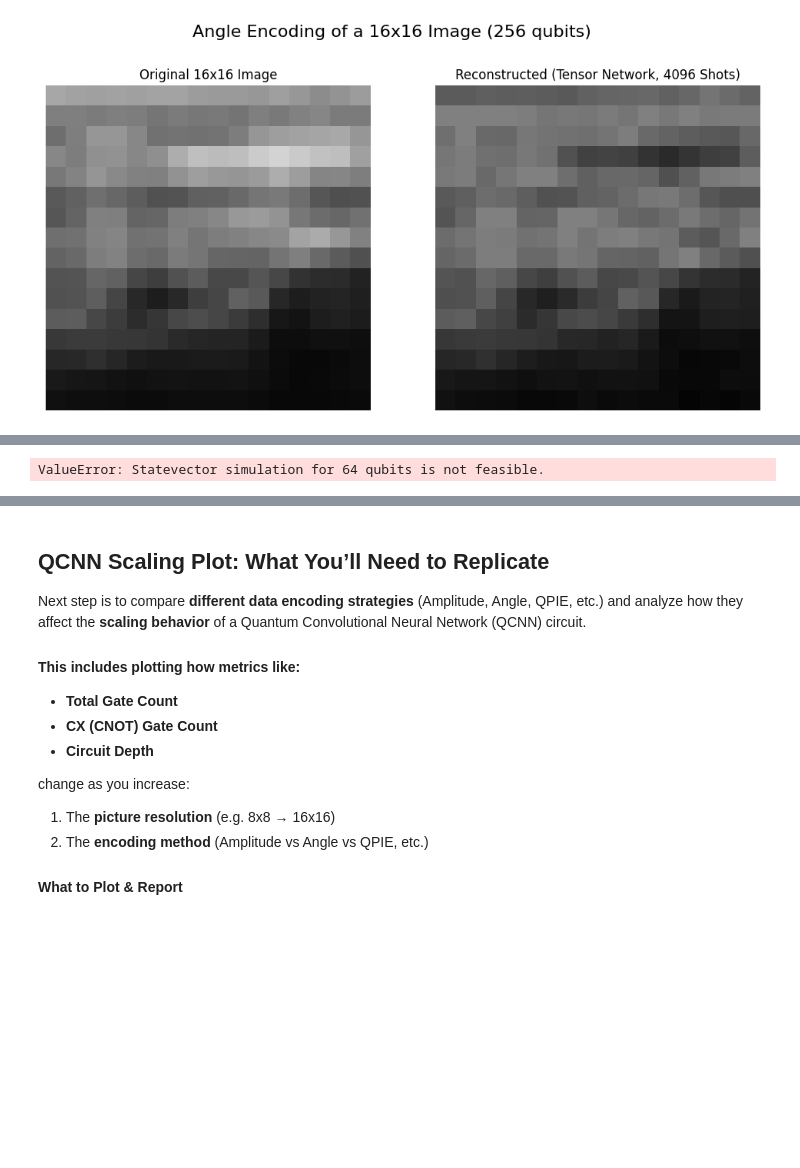
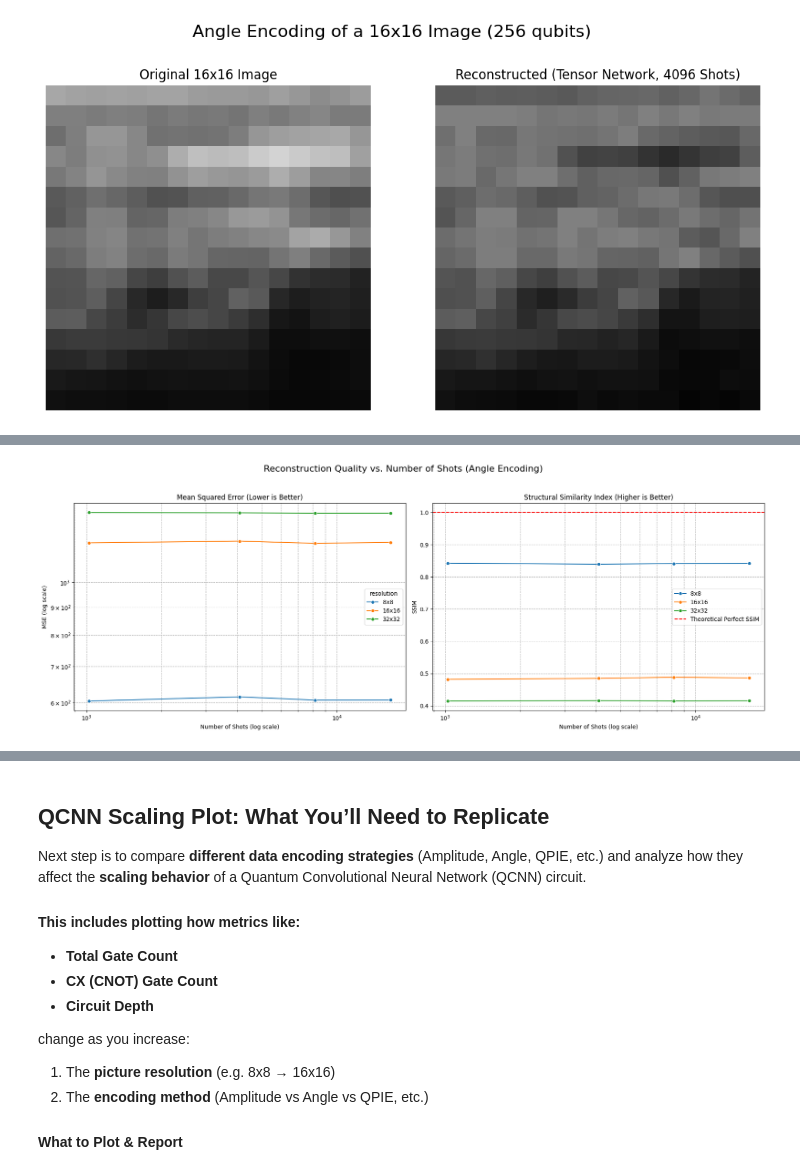
Before and after one commit to dimlanier/QAI_challenge_1, a Jupyter notebook: Task2_QAI_Hack2025.ipynb, the cells around one changed output, grey strips where cells are left out. Saved outputs shown, nothing was run; the diff lists cells and outputs as text; code cells hidden in the pictures; blank space fills up the shorter version.

Commit message:
plots

```diff
--- a/Task2_QAI_Hack2025.ipynb
+++ b/Task2_QAI_Hack2025.ipynb
@@ -1166,7 +1166,7 @@ import time
 # Qiskit Imports
 from qiskit import QuantumCircuit, ClassicalRegister
 from qiskit_aer import AerSimulator
-from qiskit.quantum_info import Statevector, Pauli
+from qiskit.quantum_info import Pauli
 
 # MedMNIST for the dataset
 import medmnist
@@ -1187,43 +1187,30 @@ def encoder_ry(features):
         qc.ry(angle, i)
     return qc
 
-def decode_ry_encoding(ry_circuit,
-                       simulation_method='statevector',
-                       shots=8192,
-                       backend_method='statevector'):
-    """Decodes an RY-encoded circuit, with an option for tensor network simulation."""
+def decode_ry_encoding_shots(ry_circuit, shots=8192):
+    """Decodes an RY-encoded circuit using only shots-based simulation."""
     num_qubits = ry_circuit.num_qubits
     reconstructed_angles = []
 
-    if num_qubits > 20 and simulation_method == 'statevector':
-        raise ValueError(f"Statevector simulation for {num_qubits} qubits is not feasible.")
+    # Use the 'matrix_product_state' simulator for multi-qubit circuits
+    backend = AerSimulator(method='matrix_product_state')
 
+    # This loop is why this method is slow: N simulations for N pixels
     for i in range(num_qubits):
-        # Statevector method is fast and can be done once
-        if simulation_method == 'statevector':
-            if i == 0: # Only calculate the full statevector once
-                state = Statevector(ry_circuit)
-            op = Pauli('I' * (num_qubits - 1 - i) + 'X' + 'I' * i)
-            expectation_value = state.expectation_value(op).real
-            angle = np.arcsin(expectation_value)
-            reconstructed_angles.append(angle)
+        qc = ry_circuit.copy()
+        cr = ClassicalRegister(1, name="c")
+        qc.add_register(cr)
+        qc.h(i)
+        qc.measure(i, cr)
 
-        elif simulation_method == 'shots':
-            qc = ry_circuit.copy()
-            cr = ClassicalRegister(1, name="c")
-            qc.add_register(cr)
-            qc.h(i)
-            qc.measure(i, cr)
+        job = backend.run(qc, shots=shots)
+        counts = job.result().get_counts()
 
-            backend = AerSimulator(method=backend_method)
-            job = backend.run(qc, shots=shots, fusion_enable=False) # Fusion can be slow for many qubits
-            counts = job.result().get_counts()
-
-            p0 = counts.get('0', 0) / shots
-            p1 = counts.get('1', 0) / shots
-            expectation_value = p0 - p1
-            angle = np.arcsin(expectation_value)
-            reconstructed_angles.append(angle)
+        p0 = counts.get('0', 0) / shots
+        p1 = counts.get('1', 0) / shots
+        expectation_value = p0 - p1
+        angle = np.arcsin(expectation_value)
+        reconstructed_angles.append(angle)
 
     return np.array(reconstructed_angles)
 
@@ -1238,7 +1225,9 @@ def calculate_metrics(original_img, reconstructed_img):
 # ===================================================================
 
 # --- Configuration ---
-RESOLUTIONS = [8] # Only 8x8 is feasible due to the N-qubit requirement
+# WARNING: 16x16 is very slow (hours), 32x32 is extremely slow (days).
+# Adjust this list based on the time you have.
+RESOLUTIONS = [8, 16, 32]
 SHOT_COUNTS = [1024, 4096, 8192, 16384]
 IMAGE_INDEX = 42
 
@@ -1249,10 +1238,14 @@ pil_image, label = train_dataset[IMAGE_INDEX]
 
 # --- Run Experiment Loop ---
 results = []
+start_total_time = time.time()
 
 for res in RESOLUTIONS:
     num_qubits = res * res
     print(f"\n--- Processing Resolution: {res}x{res} ({num_qubits} qubits) ---")
+    if res > 8:
+        print("⚠️ This resolution will be very slow.")
+
     target_size = (res, res)
 
     # 1. Pre-process Image
@@ -1264,12 +1257,12 @@ for res in RESOLUTIONS:
     print(f"Encoding {res}x{res} image...")
     ry_circuit = encoder_ry(features)
 
-
-    # 4. Decode with varying shots
+    # 3. Decode with varying shots
     for shots in SHOT_COUNTS:
         start_time = time.time()
-        print(f"Decoding with {shots} shots (this will be slow)...")
-        rec_angles_shots = decode_ry_encoding(ry_circuit, 'shots', shots=shots, backend_method='matrix_product_state')
+        print(f"Decoding with {shots} shots...")
+
+        rec_angles_shots = decode_ry_encoding_shots(ry_circuit, shots=shots)
         rec_pixels_shots = (rec_angles_shots / np.pi) * 255.0
 
         mse, ssim = calculate_metrics(original_np, rec_pixels_shots.reshape(target_size))
@@ -1279,33 +1272,33 @@ for res in RESOLUTIONS:
             'shots': shots,
             'mse': mse,
             'ssim': ssim,
-            'baseline_ssim': baseline_ssim
         })
         print(f"  -> MSE: {mse:.2f}, SSIM: {ssim:.4f} (took {time.time() - start_time:.2f}s)")
 
+# Convert results to a DataFrame for easy plotting
 results_df = pd.DataFrame(results)
+print(f"\nTotal experiment time: {(time.time() - start_total_time)/60:.2f} minutes.")
 
 # ===================================================================
 # Part 3: Visualization
 # ===================================================================
 
 print("\nGenerating plots...")
-
-# --- Quantitative Metric Plots ---
 fig, axes = plt.subplots(1, 2, figsize=(18, 7))
-fig.suptitle('Reconstruction Quality vs. Number of Shots (Angle Encoding, 8x8 Image)', fontsize=16)
+fig.suptitle('Reconstruction Quality vs. Number of Shots (Angle Encoding)', fontsize=16)
 
 # MSE Plot
 sns.lineplot(data=results_df, x='shots', y='mse', hue='resolution', marker='o', ax=axes[0])
 axes[0].set_xscale('log')
+axes[0].set_yscale('log')
 axes[0].set_title('Mean Squared Error (Lower is Better)')
 axes[0].set_xlabel('Number of Shots (log scale)')
-axes[0].set_ylabel('MSE')
+axes[0].set_ylabel('MSE (log scale)')
 axes[0].grid(True, which="both", ls="--")
 
 # SSIM Plot
 sns.lineplot(data=results_df, x='shots', y='ssim', hue='resolution', marker='o', ax=axes[1])
-axes[1].axhline(y=results_df['baseline_ssim'].iloc[0], color='r', linestyle='--', label='Statevector Baseline')
+axes[1].axhline(y=1.0, color='r', linestyle='--', label='Theoretical Perfect SSIM')
 axes[1].set_xscale('log')
 axes[1].set_title('Structural Similarity Index (Higher is Better)')
 axes[1].set_xlabel('Number of Shots (log scale)')
@@ -1324 +1329 @@ Decoding with statevector...
-ValueError: Statevector simulation for 64 qubits is not feasible.
+[figure, added]
```
Also changed, not shown: parts of 3 cells of this notebook.
